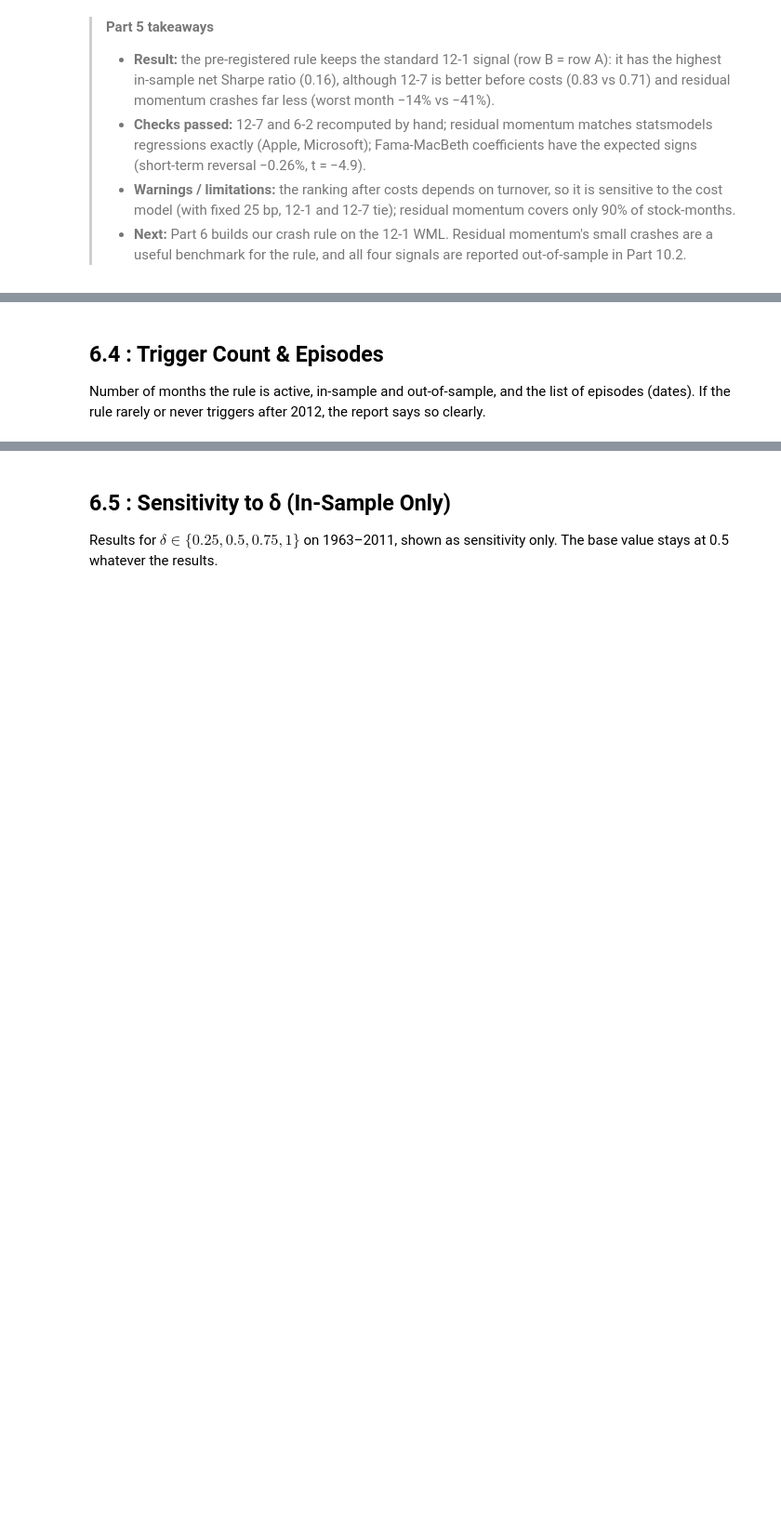
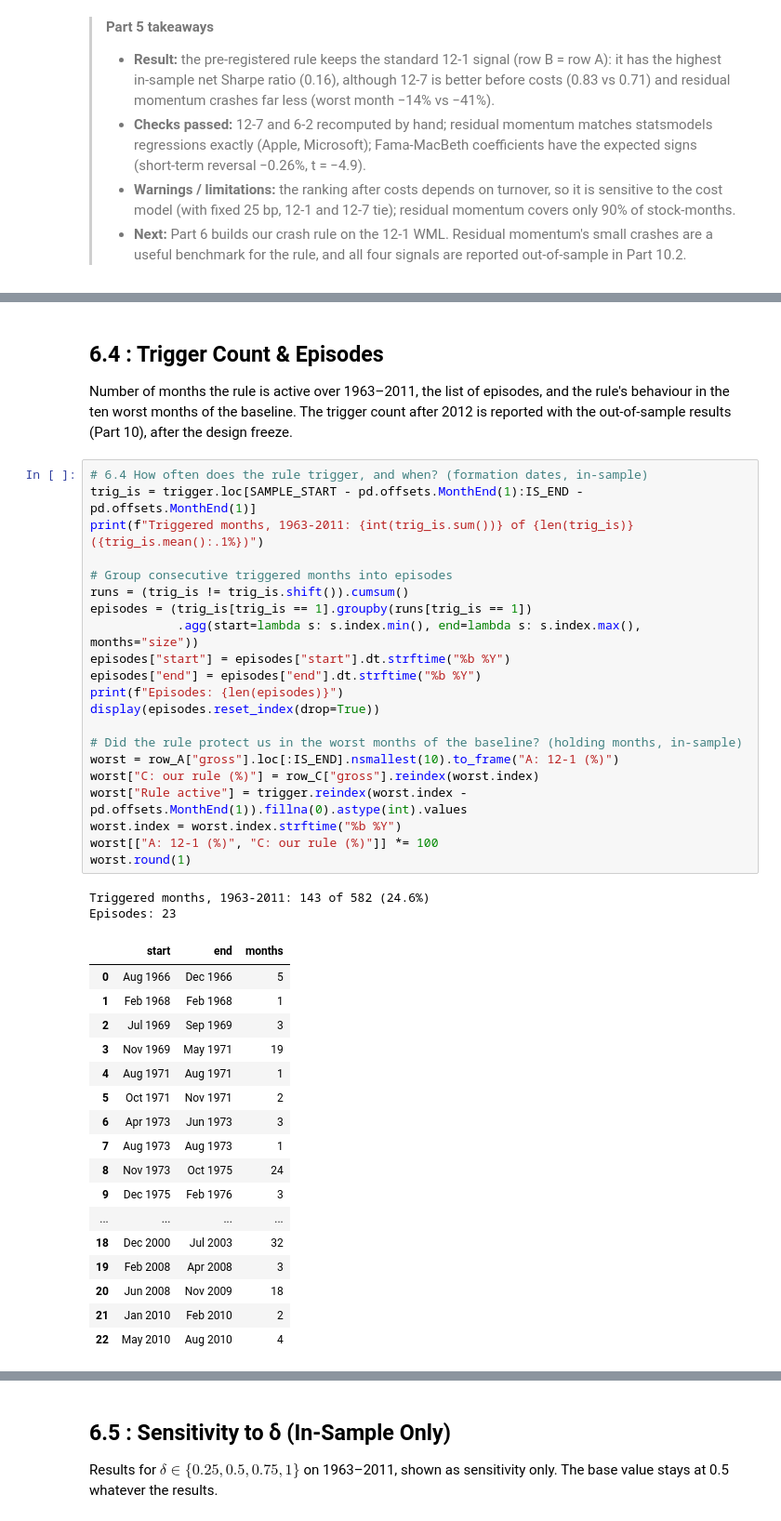
Before and after one commit to olol2/AppliedInvestments, a Jupyter notebook: Momentum_Robust_Notebook.ipynb, the cells around one changed output, grey strips where cells are left out. Shown at 93% size. Cells and saved outputs as stored; diff of their text form; blank space fills up the shorter version.

Commit message:
Part 6 OK

```diff
--- a/Momentum_Robust_Notebook.ipynb
+++ b/Momentum_Robust_Notebook.ipynb
@@ -1751,4 +1873,45 @@ Consequence to report: when $k < 1$ the portfolio is net long the market, precis
 # %% [markdown]
 ## 6.4 : Trigger Count & Episodes
 
-Number of months the rule is active, in-sample and out-of-sample, and the list of episodes (dates). If the rule rarely or never triggers after 2012, the report says so clearly.
+Number of months the rule is active over 1963–2011, the list of episodes, and the rule's behaviour in the ten worst months of the baseline. The trigger count after 2012 is reported with the out-of-sample results (Part 10), after the design freeze.
+# %%
+# 6.4 How often does the rule trigger, and when? (formation dates, in-sample)
+trig_is = trigger.loc[SAMPLE_START - pd.offsets.MonthEnd(1):IS_END - pd.offsets.MonthEnd(1)]
+print(f"Triggered months, 1963-2011: {int(trig_is.sum())} of {len(trig_is)} ({trig_is.mean():.1%})")
+
+# Group consecutive triggered months into episodes
+runs = (trig_is != trig_is.shift()).cumsum()
+episodes = (trig_is[trig_is == 1].groupby(runs[trig_is == 1])
+            .agg(start=lambda s: s.index.min(), end=lambda s: s.index.max(), months="size"))
+episodes["start"] = episodes["start"].dt.strftime("%b %Y")
+episodes["end"] = episodes["end"].dt.strftime("%b %Y")
+print(f"Episodes: {len(episodes)}")
+display(episodes.reset_index(drop=True))
+
+# Did the rule protect us in the worst months of the baseline? (holding months, in-sample)
+worst = row_A["gross"].loc[:IS_END].nsmallest(10).to_frame("A: 12-1 (%)")
+worst["C: our rule (%)"] = row_C["gross"].reindex(worst.index)
+worst["Rule active"] = trigger.reindex(worst.index - pd.offsets.MonthEnd(1)).fillna(0).astype(int).values
+worst.index = worst.index.strftime("%b %Y")
+worst[["A: 12-1 (%)", "C: our rule (%)"]] *= 100
+worst.round(1)
+# %% [output]
+Triggered months, 1963-2011: 143 of 582 (24.6%)
+Episodes: 23
+|  | start | end | months |
+| 0 | Aug 1966 | Dec 1966 | 5 |
+| 1 | Feb 1968 | Feb 1968 | 1 |
+| 2 | Jul 1969 | Sep 1969 | 3 |
+| 3 | Nov 1969 | May 1971 | 19 |
+| 4 | Aug 1971 | Aug 1971 | 1 |
+| 5 | Oct 1971 | Nov 1971 | 2 |
+| 6 | Apr 1973 | Jun 1973 | 3 |
+| 7 | Aug 1973 | Aug 1973 | 1 |
+| 8 | Nov 1973 | Oct 1975 | 24 |
+| 9 | Dec 1975 | Feb 1976 | 3 |
+| ... | ... | ... | ... |
+| 18 | Dec 2000 | Jul 2003 | 32 |
+| 19 | Feb 2008 | Apr 2008 | 3 |
+| 20 | Jun 2008 | Nov 2009 | 18 |
+| 21 | Jan 2010 | Feb 2010 | 2 |
+| 22 | May 2010 | Aug 2010 | 4 |
```
Also changed, not shown: parts of 18 cells of this notebook, 1 other file.
